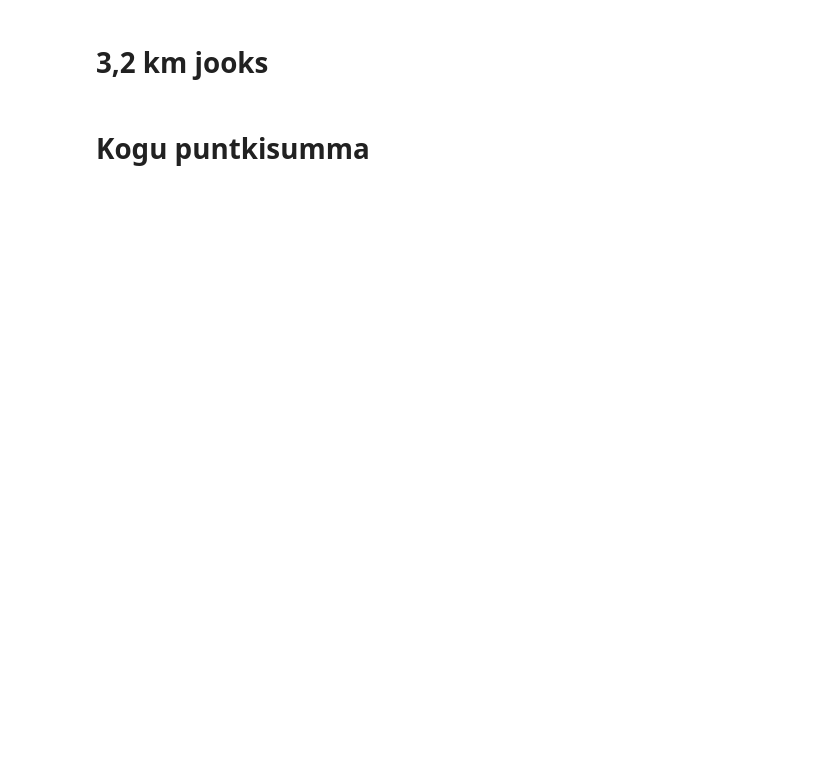
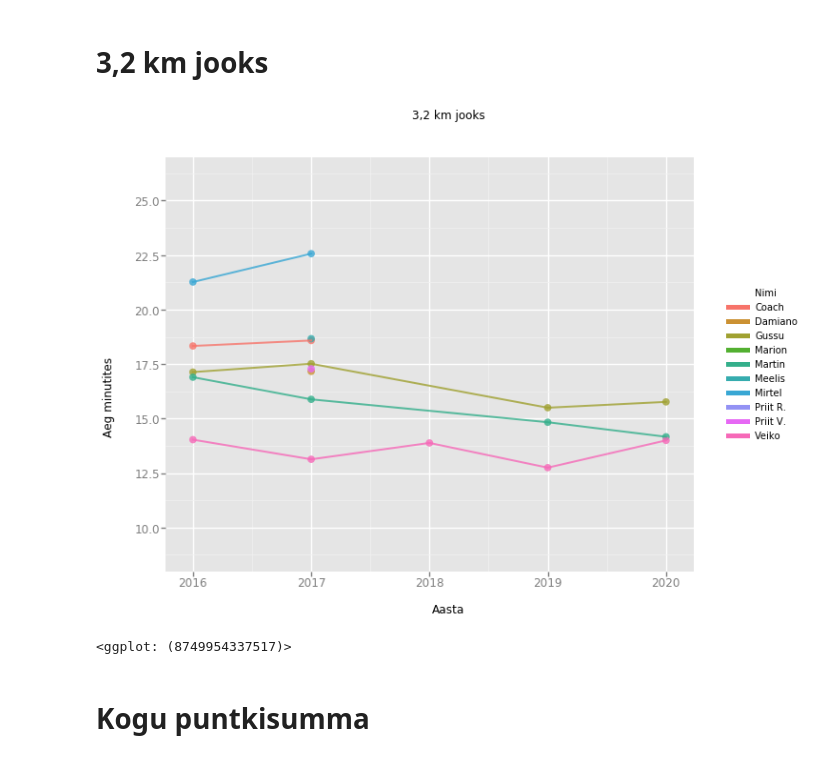
Before and after one commit to veiksa/natokas, a Jupyter notebook: natokas.ipynb, the cells around one changed output. Drawn from its saved outputs; the diff is of its cells as text; code cells hidden in the pictures; blank space fills up the shorter version.

```diff
--- a/natokas.ipynb
+++ b/natokas.ipynb
@@ -50,9 +56,12 @@ print kohukad
 # %%
 jooks = ggplot(natokas, aes('Aasta',  'Minutes', color='Nimi')) + geom_point(size=60, alpha=0.8) +\
     geom_line(size=2, alpha=0.8) +\
     ylim(25,0) + ggtitle('3,2 km jooks') + ylab('Aeg minutites') +\
-    scale_y_continuous( limits=(10,25)) + scale_x_continuous(breaks=[2016,2017],labels=["2016", "2017"])
+    scale_y_continuous( limits=(8,27)) + scale_x_continuous(breaks=breaks_years,labels=labels_years)
 print jooks
+# %% [output]
+[figure, added]
+<ggplot: (8749954337517)>
 # %% [markdown]
 # Kogu puntkisumma
 # %%
```
Also changed, not shown: parts of 5 cells of this notebook, 1 other file.
